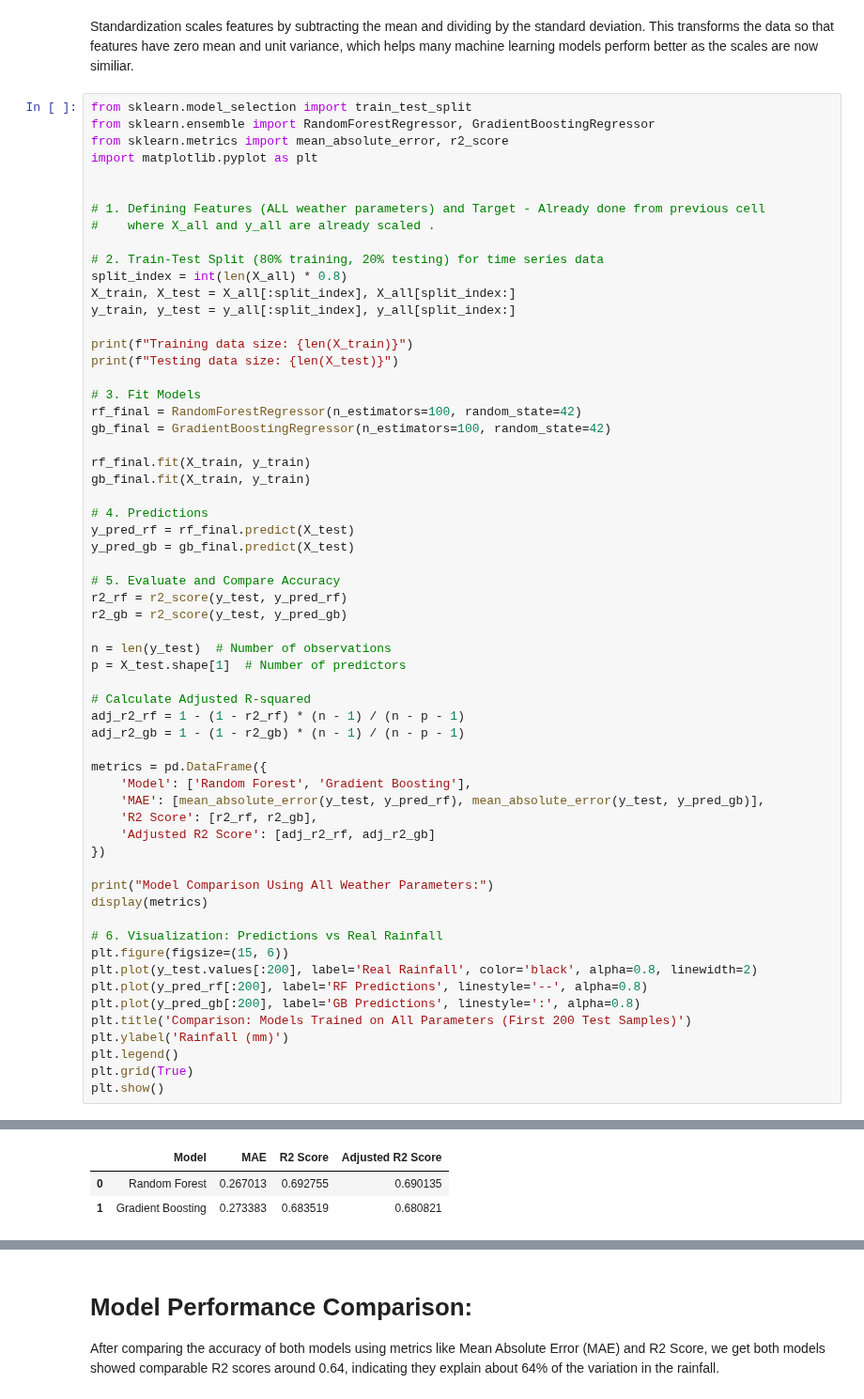
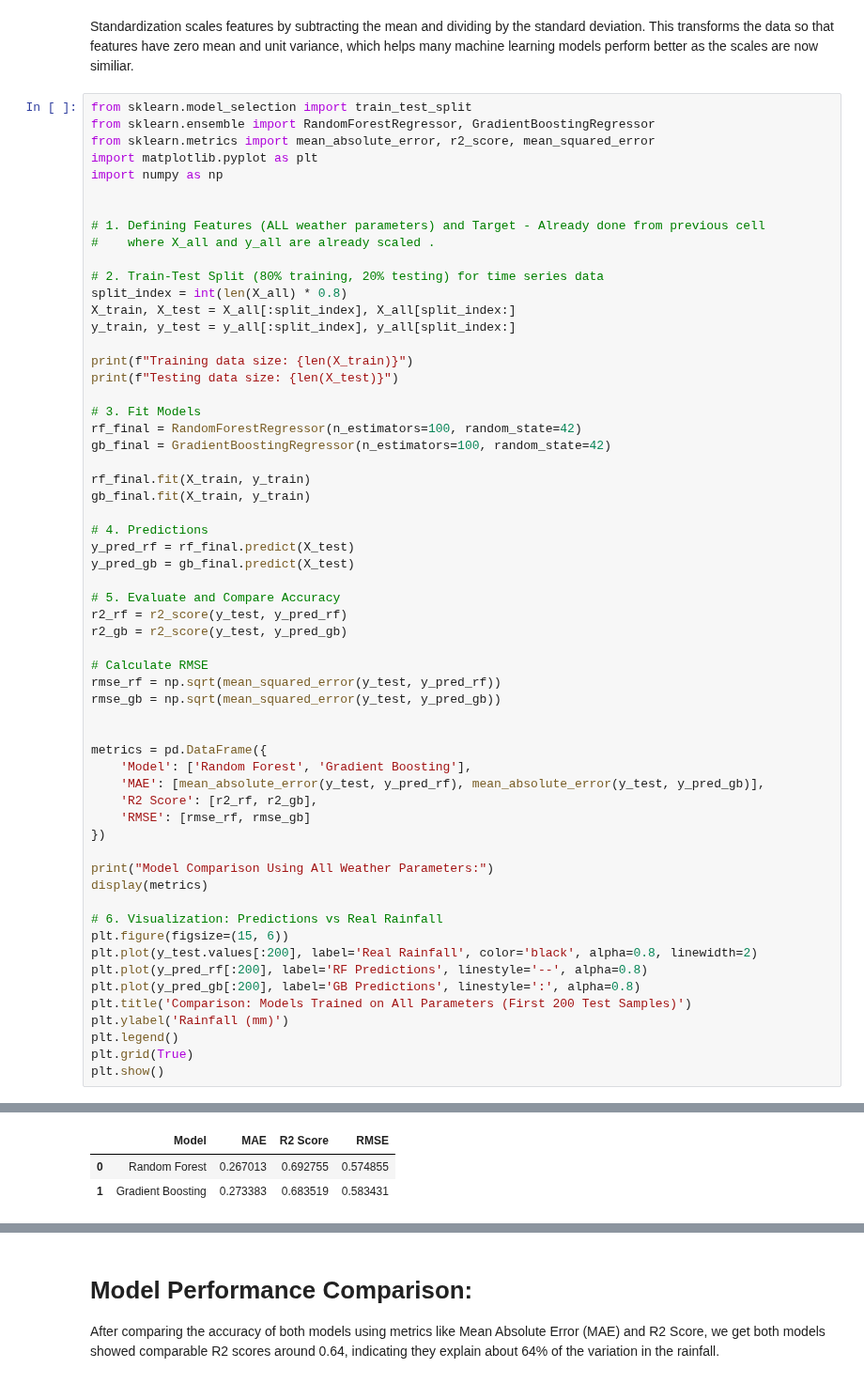
Before and after one commit to dibendupal69724-ux/CV-documents, a Jupyter notebook: Rainfall_Predictions.ipynb, the cells around one changed output, grey strips where cells are left out. Shown at 94% size. Drawn from its saved outputs; the diff is of its cells as text.

```diff
--- a/Rainfall_Predictions.ipynb
+++ b/Rainfall_Predictions.ipynb
@@ -329,8 +329,9 @@ Standardization scales features by subtracting the mean and dividing by the stan
 # %%
 from sklearn.model_selection import train_test_split
 from sklearn.ensemble import RandomForestRegressor, GradientBoostingRegressor
-from sklearn.metrics import mean_absolute_error, r2_score
+from sklearn.metrics import mean_absolute_error, r2_score, mean_squared_error
 import matplotlib.pyplot as plt
+import numpy as np
 
 
 # 1. Defining Features (ALL weather parameters) and Target - Already done from previous cell
@@ -357,42 +358,40 @@ y_pred_gb = gb_final.predict(X_test)
 
 # 5. Evaluate and Compare Accuracy
 r2_rf = r2_score(y_test, y_pred_rf)
 r2_gb = r2_score(y_test, y_pred_gb)
 
-n = len(y_test)  # Number of observations
-p = X_test.shape[1]  # Number of predictors
+# Calculate RMSE
+rmse_rf = np.sqrt(mean_squared_error(y_test, y_pred_rf))
+rmse_gb = np.sqrt(mean_squared_error(y_test, y_pred_gb))
 
-# Calculate Adjusted R-squared
-adj_r2_rf = 1 - (1 - r2_rf) * (n - 1) / (n - p - 1)
-adj_r2_gb = 1 - (1 - r2_gb) * (n - 1) / (n - p - 1)
 
 metrics = pd.DataFrame({
     'Model': ['Random Forest', 'Gradient Boosting'],
     'MAE': [mean_absolute_error(y_test, y_pred_rf), mean_absolute_error(y_test, y_pred_gb)],
     'R2 Score': [r2_rf, r2_gb],
-    'Adjusted R2 Score': [adj_r2_rf, adj_r2_gb]
+    'RMSE': [rmse_rf, rmse_gb]
 })
 
 print("Model Comparison Using All Weather Parameters:")
 display(metrics)
 
 # 6. Visualization: Predictions vs Real Rainfall
 plt.figure(figsize=(15, 6))
 plt.plot(y_test.values[:200], label='Real Rainfall', color='black', alpha=0.8, linewidth=2)
 plt.plot(y_pred_rf[:200], label='RF Predictions', linestyle='--', alpha=0.8)
 plt.plot(y_pred_gb[:200], label='GB Predictions', linestyle=':', alpha=0.8)
 plt.title('Comparison: Models Trained on All Parameters (First 200 Test Samples)')
 plt.ylabel('Rainfall (mm)')
 plt.legend()
 plt.grid(True)
 plt.show()
 # %% [output]
 Training data size: 3314
 Testing data size: 829
 Model Comparison Using All Weather Parameters:
-|  | Model | MAE | R2 Score | Adjusted R2 Score |
-| 0 | Random Forest | 0.267013 | 0.692755 | 0.690135 |
-| 1 | Gradient Boosting | 0.273383 | 0.683519 | 0.680821 |
+|  | Model | MAE | R2 Score | RMSE |
+| 0 | Random Forest | 0.267013 | 0.692755 | 0.574855 |
+| 1 | Gradient Boosting | 0.273383 | 0.683519 | 0.583431 |
 [figure]
 # %% [markdown]
 # Model Performance Comparison:
```
